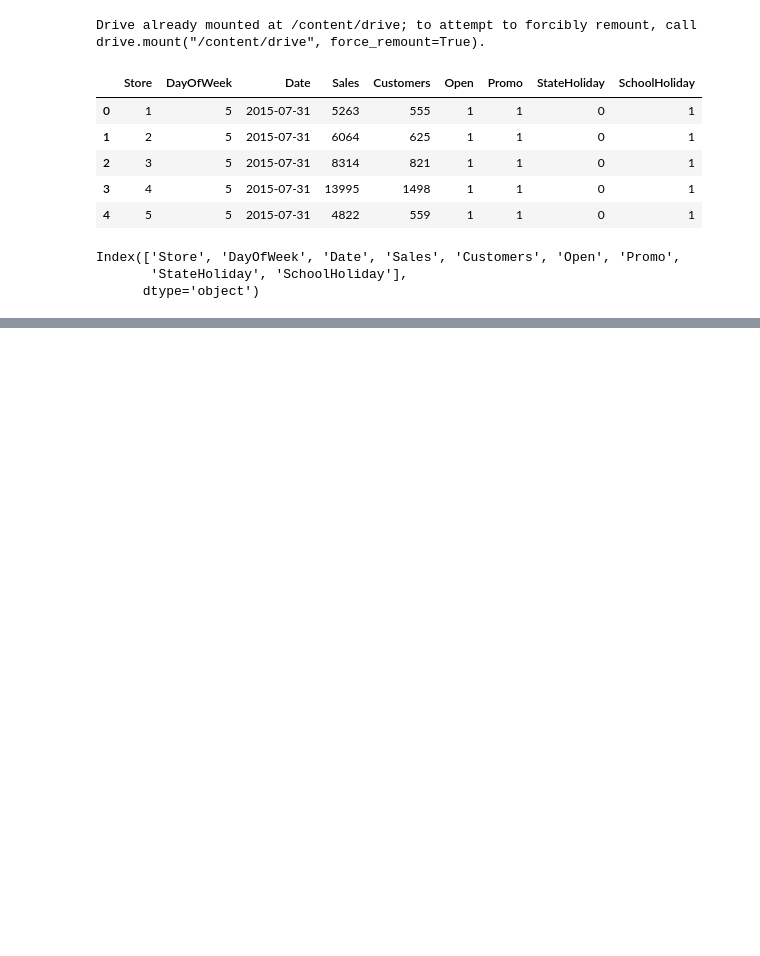
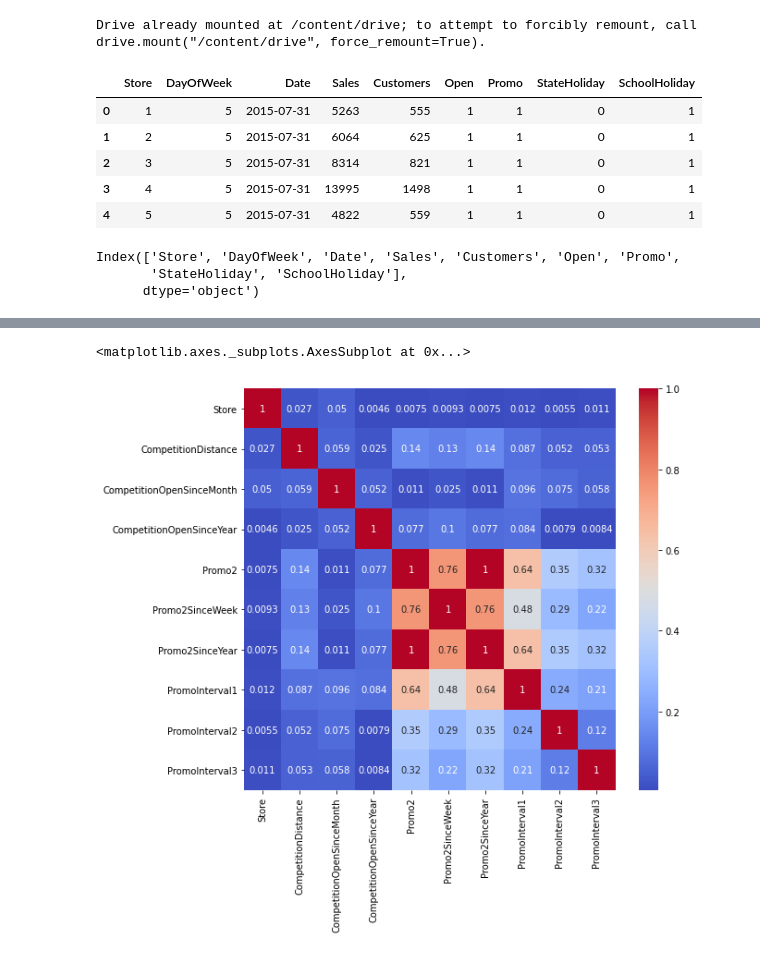
Before and after one commit to hrithikwel8/Rossmann_Sales_Prediction, a Jupyter notebook: Vridhi_Rossmann_Sales_Prediction_Capstone_Project.ipynb, the cells around one changed output, grey strips where cells are left out. Saved outputs shown, nothing was run; the diff lists cells and outputs as text; code cells hidden in the pictures; blank space fills up the shorter version.

```diff
--- a/Vridhi_Rossmann_Sales_Prediction_Capstone_Project.ipynb
+++ b/Vridhi_Rossmann_Sales_Prediction_Capstone_Project.ipynb
@@ -103,0 +139,4 @@ Name: StoreType, dtype: int64
+# %%
+store_df['PromoInterval1']= store_df.apply(Promo_interval1,axis=1)
+# %%
+store_df['PromoInterval2']=store_df.apply(Promo_interval2,axis=1)
@@ -103,0 +204,7 @@ Name: StoreType, dtype: int64
+# %%
+plt.figure(figsize=(9,8))
+correlation = store_df.corr()
+sns.heatmap(abs(correlation), annot=True, cmap='coolwarm')
+# %% [output]
+<matplotlib.axes._subplots.AxesSubplot at 0x...>
+[figure, added]
```
Also changed, not shown: parts of 18 cells of this notebook.
